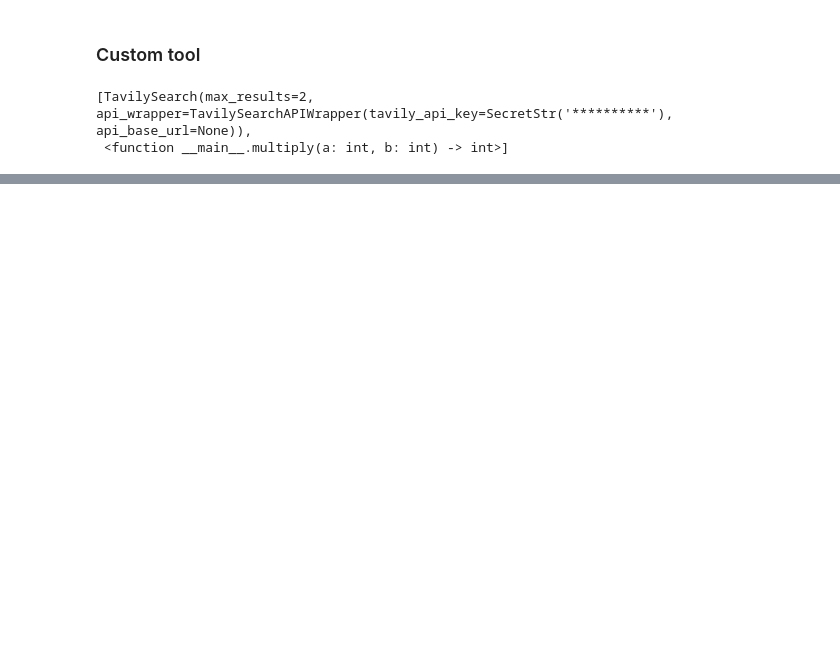
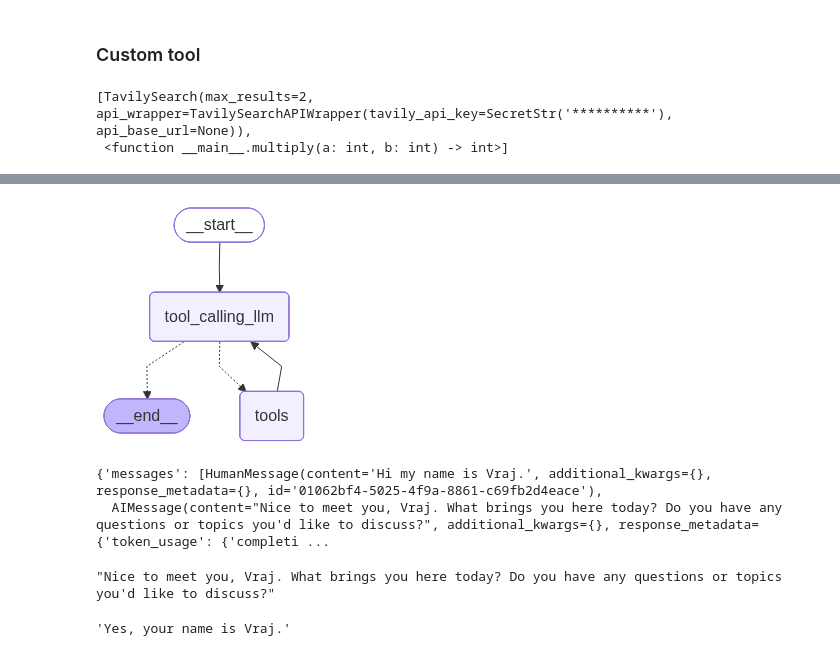
Before and after one commit to vrajkmrpatel/AI_ML_DATASCIENCE, a Jupyter notebook: Langgraph/basicChatbot.ipynb, the cells around one changed output, grey strips where cells are left out. Saved outputs shown, nothing was run; the diff lists cells and outputs as text; code cells hidden in the pictures; blank space fills up the shorter version.

```diff
--- a/Langgraph/basicChatbot.ipynb
+++ b/Langgraph/basicChatbot.ipynb
@@ -111,0 +285,49 @@ ValueError: Arg Returns in docstring not found in function signature.
+# %%
+from langgraph.graph import StateGraph, START, END
+from langgraph.prebuilt import ToolNode
+from langgraph.prebuilt import tools_condition
+from langgraph.checkpoint.memory import MemorySaver
+
+memory = MemorySaver()
+
+# Node definition
+def tool_calling_llm(state:State):
+    return {"messages":[llm_with_tools.invoke(state["messages"])]}
+
+# Build Graph
+builder=StateGraph(State)
+builder.add_node("tool_calling_llm", tool_calling_llm)
+builder.add_node("tools", ToolNode(tools))
+
+# Edges
+builder.add_edge(START, "tool_calling_llm")
+builder.add_conditional_edges(
+    "tool_calling_llm",
+    tools_condition
+)
+builder.add_edge("tools", "tool_calling_llm")
+builder.add_edge("tools", END)
+
+graph = builder.compile(checkpointer=memory)
+graph
+# %% [output]
+[figure, added]
+# %%
+config={"configurable":{"thread_id":"1"}}
+
+response=graph.invoke({"messages":"Hi my name is Vraj."}, config=config)
+
+response
+# %% [output]
+{'messages': [HumanMessage(content='Hi my name is Vraj.', additional_kwargs={}, response_metadata={}, id='01062bf4-5025-4f9a-8861-c69fb2d4eace'),
+  AIMessage(content="Nice to meet you, Vraj. What brings you here today? Do you have any questions or topics you'd like to discuss?", additional_kwargs={}, response_metadata={'token_usage': {'completi ...
+# %%
+response["messages"][-1].content
+# %% [output]
+"Nice to meet you, Vraj. What brings you here today? Do you have any questions or topics you'd like to discuss?"
+# %%
+response=graph.invoke({"messages":"Do you remember my name?"}, config=config)
+
+response["messages"][-1].content
+# %% [output]
+'Yes, your name is Vraj.'
```
Also changed, not shown: parts of 24 cells of this notebook, 11 other files.
